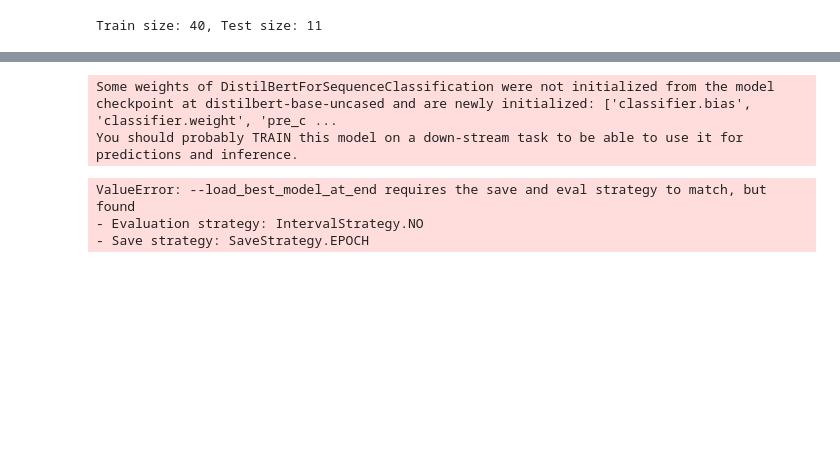
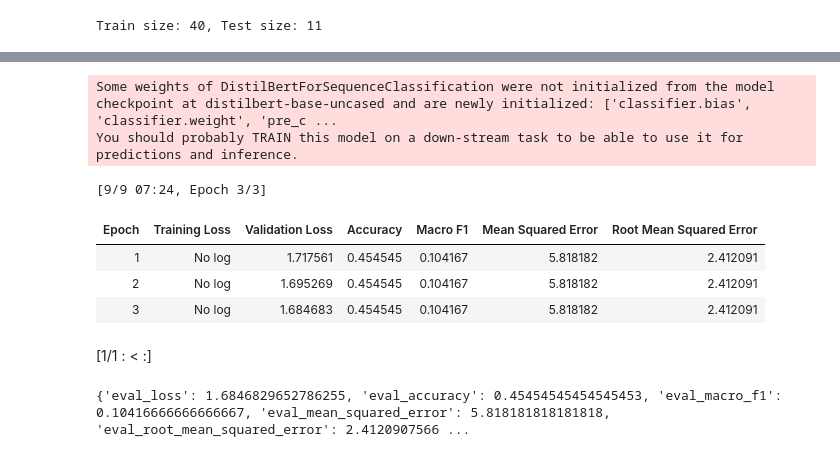
Before and after one commit to shutinghe3601/milestone2, a Jupyter notebook: notebooks/04_text_classification_byDistilBERT.ipynb, the cells around one changed output, grey strips where cells are left out. Cells and saved outputs as stored; diff of their text form; code cells hidden in the pictures; blank space fills up the shorter version.

```diff
--- a/notebooks/04_text_classification_byDistilBERT.ipynb
+++ b/notebooks/04_text_classification_byDistilBERT.ipynb
@@ -230,7 +199,7 @@ data_collator = DataCollatorWithPadding(tokenizer=tokenizer)
 
 training_args = TrainingArguments(
     output_dir="distilbert-anxiety",
-    # evaluation_strategy="epoch",
+    eval_strategy="epoch",
     save_strategy="epoch",
     learning_rate=2e-5,
     per_device_train_batch_size=16,
@@ -238,34 +207,40 @@ training_args = TrainingArguments(
     num_train_epochs=3,
     weight_decay=0.01,
     load_best_model_at_end=True,
 )
 
 def compute_metrics(eval_pred):
-    from sklearn.metrics import accuracy_score, f1_score
+    from sklearn.metrics import accuracy_score, f1_score, mean_squared_error, root_mean_squared_error
     logits, labels = eval_pred
     preds = logits.argmax(axis=-1)
     return {
         "accuracy": accuracy_score(labels, preds),
         "macro_f1": f1_score(labels, preds, average="macro"),
+        "mean_squared_error": mean_squared_error(labels, preds),
+        "root_mean_squared_error": root_mean_squared_error(labels, preds)
     }
 
 trainer = Trainer(
     model=model,
     args=training_args,
     train_dataset=train_ds,
     eval_dataset=test_ds,   # or a separate validation set if you have one
     tokenizer=tokenizer,
     data_collator=data_collator,
     compute_metrics=compute_metrics,
 )
 
 # 5. Train & evaluate
 trainer.train()
 metrics = trainer.evaluate()
 print(metrics)
 # %% [output]
 Some weights of DistilBertForSequenceClassification were not initialized from the model checkpoint at distilbert-base-uncased and are newly initialized: ['classifier.bias', 'classifier.weight', 'pre_c ...
 You should probably TRAIN this model on a down-stream task to be able to use it for predictions and inference.
-ValueError: --load_best_model_at_end requires the save and eval strategy to match, but found
-- Evaluation strategy: IntervalStrategy.NO
-- Save strategy: SaveStrategy.EPOCH
+[9/9 07:24, Epoch 3/3]
+| Epoch | Training Loss | Validation Loss | Accuracy | Macro F1 | Mean Squared Error | Root Mean Squared Error |
+| 1 | No log | 1.717561 | 0.454545 | 0.104167 | 5.818182 | 2.412091 |
+| 2 | No log | 1.695269 | 0.454545 | 0.104167 | 5.818182 | 2.412091 |
+| 3 | No log | 1.684683 | 0.454545 | 0.104167 | 5.818182 | 2.412091 |
+[1/1 : < :]
+{'eval_loss': 1.6846829652786255, 'eval_accuracy': 0.45454545454545453, 'eval_macro_f1': 0.10416666666666667, 'eval_mean_squared_error': 5.818181818181818, 'eval_root_mean_squared_error': 2.4120907566 ...
```
Also changed, not shown: parts of 2 cells of this notebook, 1 other file.
